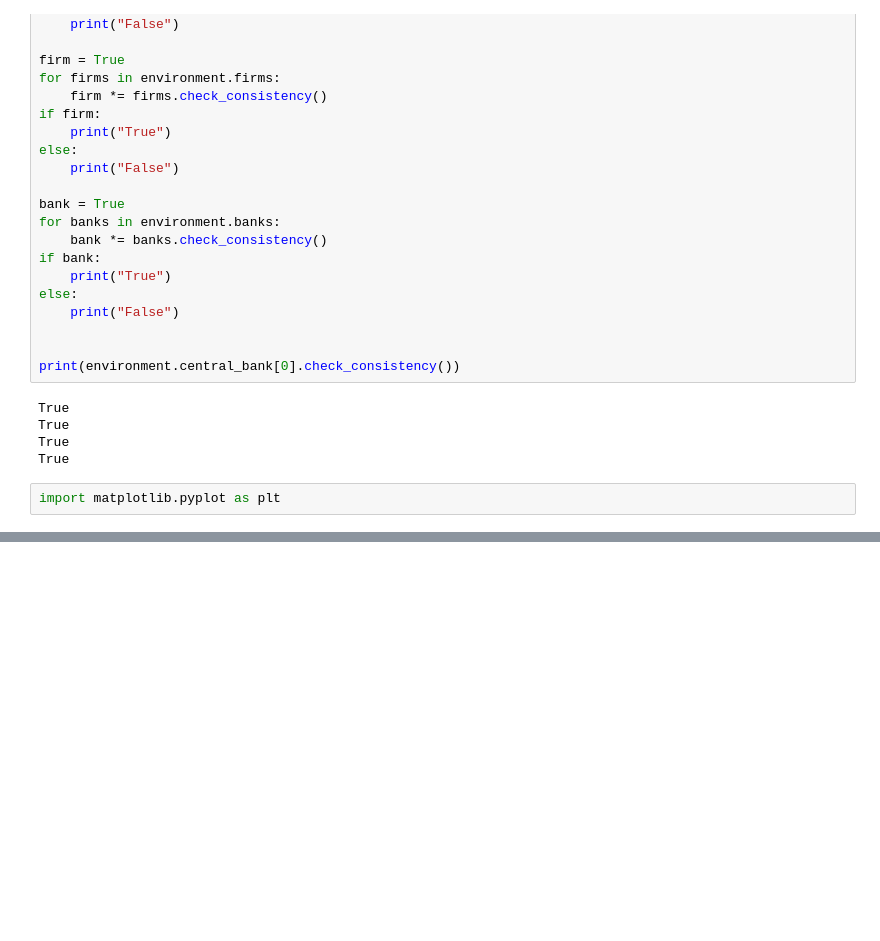
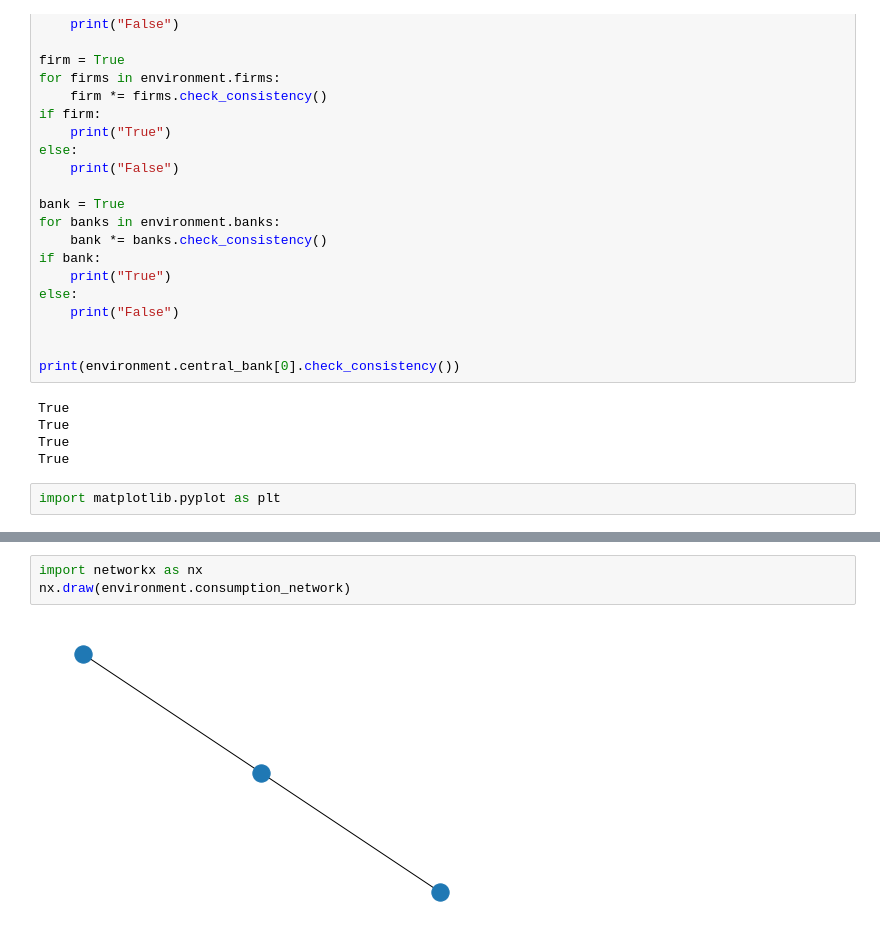
Before and after one commit to JonathanRossouw/Thesis, a Jupyter notebook: thesis/thesis_example.ipynb, the cells around one changed output, grey strips where cells are left out. Cells and saved outputs as stored; diff of their text form; blank space fills up the shorter version.

```diff
--- a/thesis/thesis_example.ipynb
+++ b/thesis/thesis_example.ipynb
@@ -206,0 +213,5 @@ nx.draw_shell(environment.network)
+# %%
+import networkx as nx
+nx.draw(environment.consumption_network)
+# %% [output]
+[figure, added]
```
Also changed, not shown: parts of 8 cells of this notebook, 14 other files.
